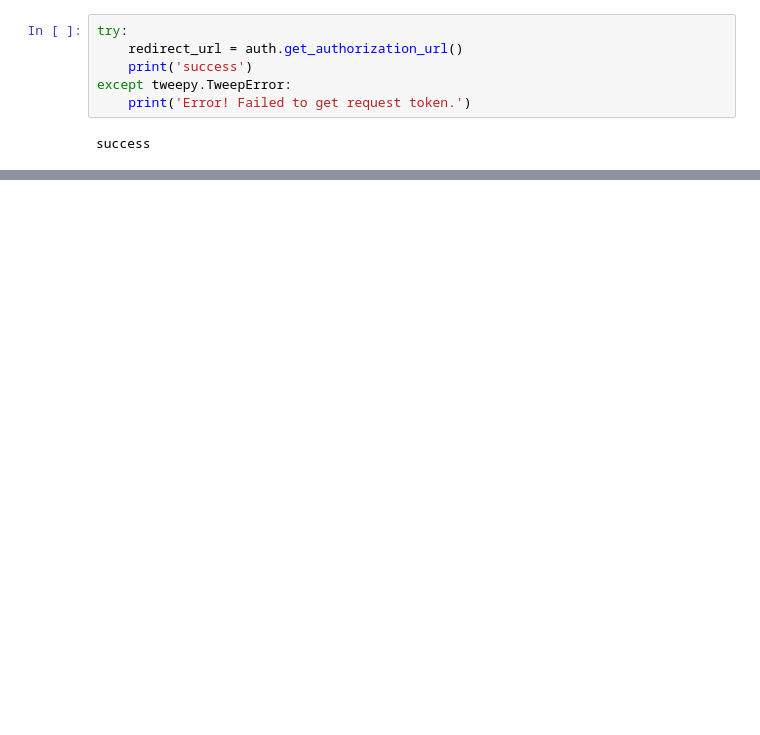
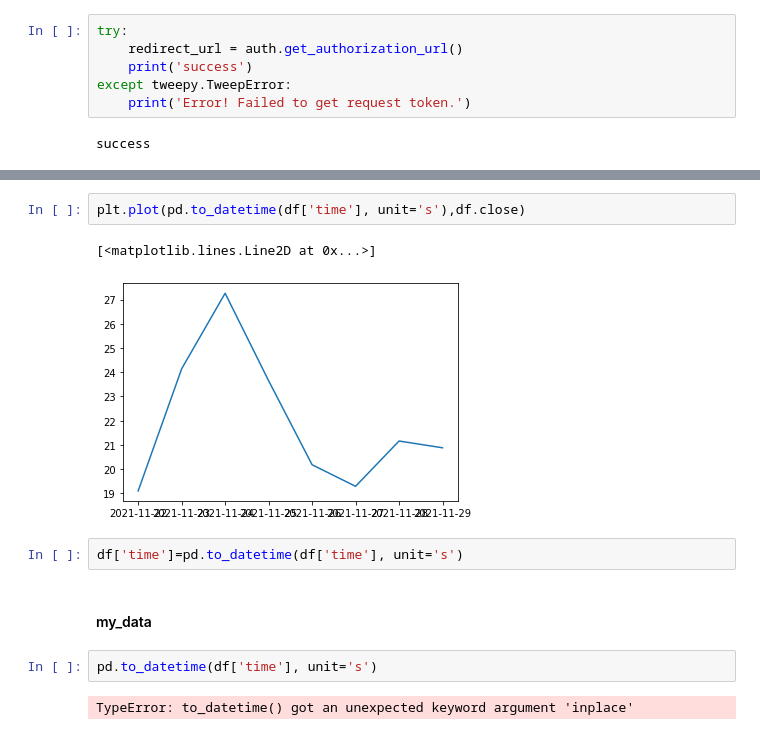
Before and after one commit to julia-claira/crypto, a Jupyter notebook: cy_machine_learn.ipynb, the cells around one changed output, grey strips where cells are left out. Drawn from its saved outputs; the diff is of its cells as text; blank space fills up the shorter version.

```diff
--- a/cy_machine_learn.ipynb
+++ b/cy_machine_learn.ipynb
@@ -158,0 +217,13 @@ tweets
+# %%
+plt.plot(pd.to_datetime(df['time'], unit='s'),df.close)
+# %% [output]
+[<matplotlib.lines.Line2D at 0x...>]
+[figure, added]
+# %%
+df['time']=pd.to_datetime(df['time'], unit='s')
+# %% [markdown]
+#### my_data
+# %%
+pd.to_datetime(df['time'], unit='s')
+# %% [output]
+TypeError: to_datetime() got an unexpected keyword argument 'inplace'
```
Also changed, not shown: parts of 29 cells of this notebook.
